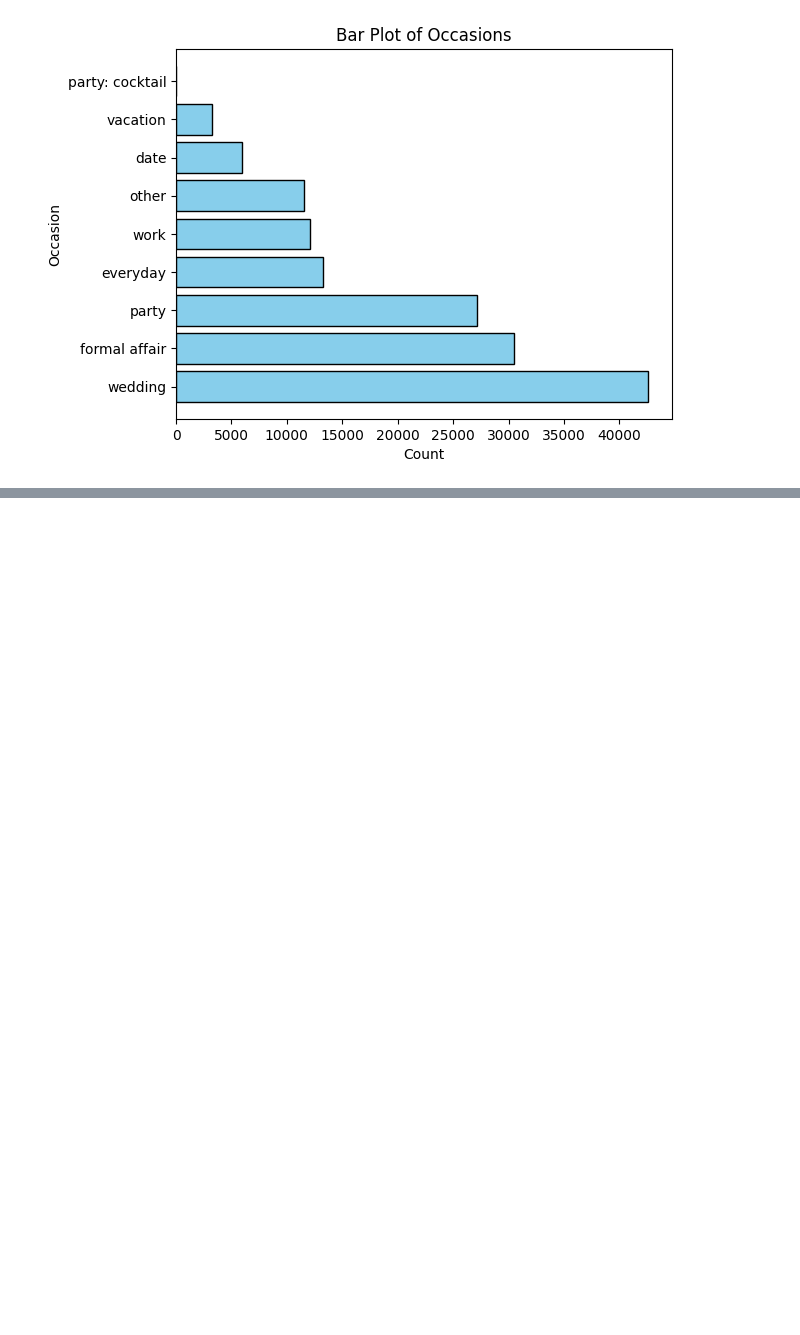
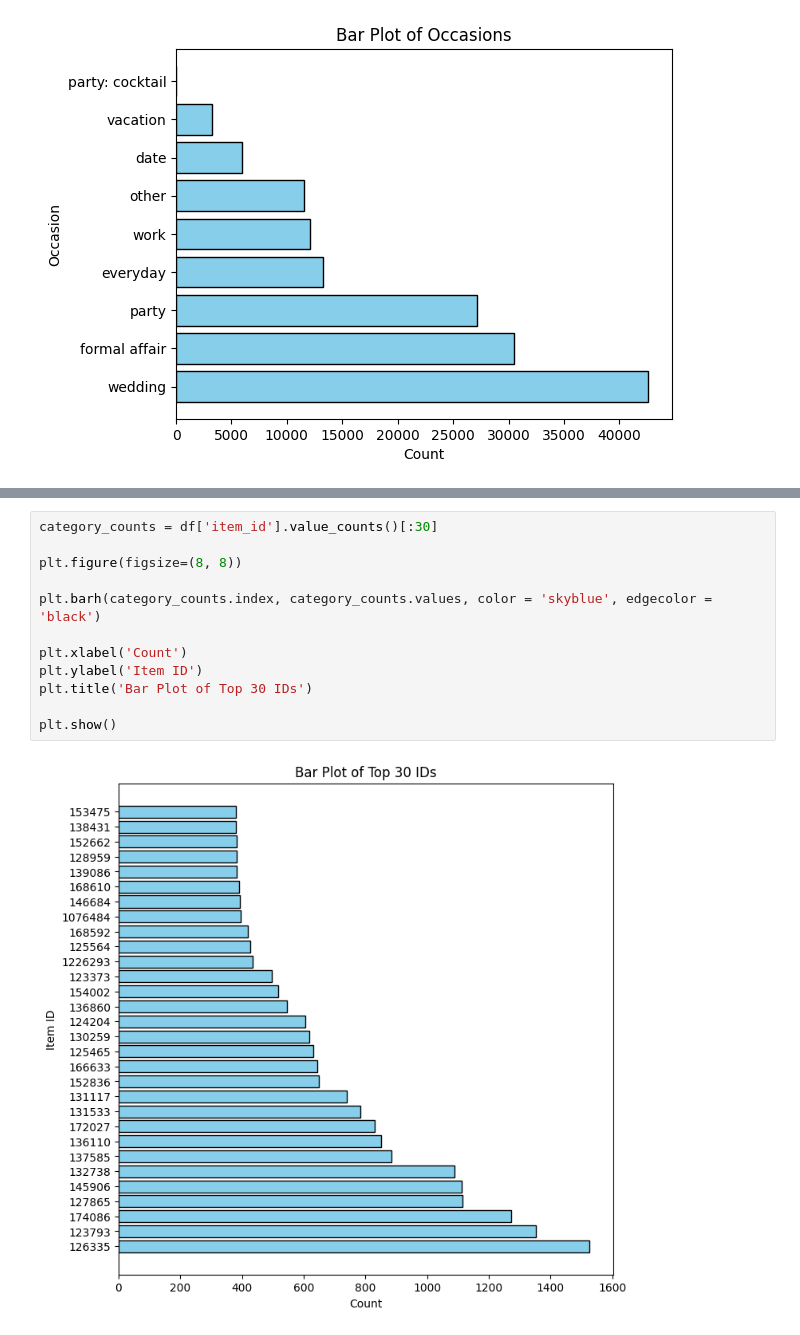
Before and after one commit to mofuwu/cse158_assignment2, a Jupyter notebook: assignment2_sahana.ipynb, the cells around one changed output, grey strips where cells are left out. Cells and saved outputs as stored; diff of their text form; blank space fills up the shorter version.

```diff
--- a/assignment2_sahana.ipynb
+++ b/assignment2_sahana.ipynb
@@ -152,0 +188,14 @@ plt.show()
+# %%
+category_counts = df['item_id'].value_counts()[:30]
+
+plt.figure(figsize=(8, 8))
+
+plt.barh(category_counts.index, category_counts.values, color = 'skyblue', edgecolor = 'black')
+
+plt.xlabel('Count')
+plt.ylabel('Item ID')
+plt.title('Bar Plot of Top 30 IDs')
+
+plt.show()
+# %% [output]
+[figure, added]
```
Also changed, not shown: parts of 6 cells of this notebook.
